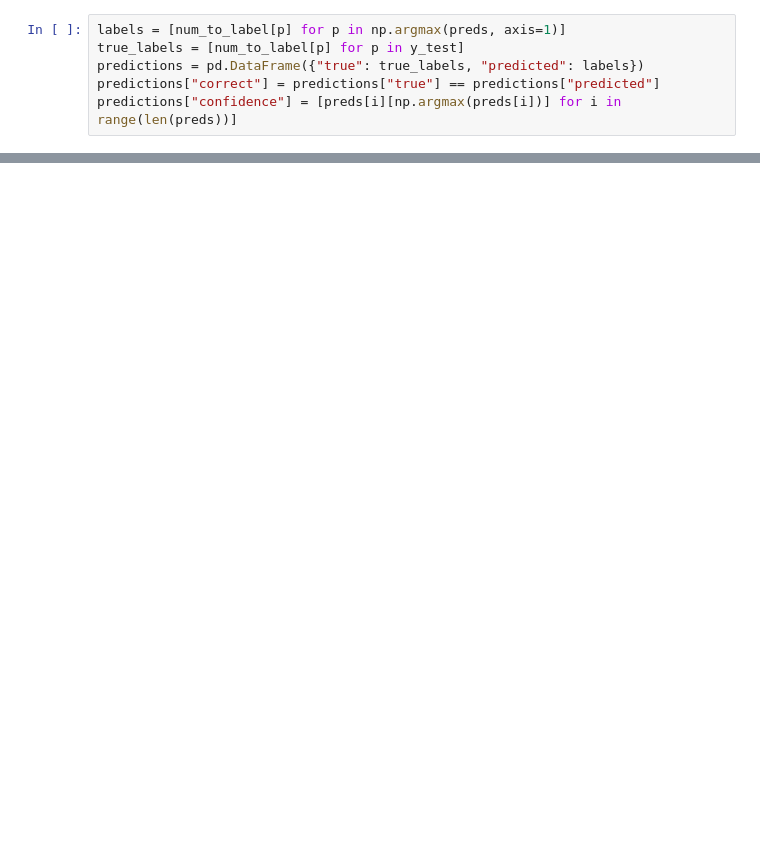
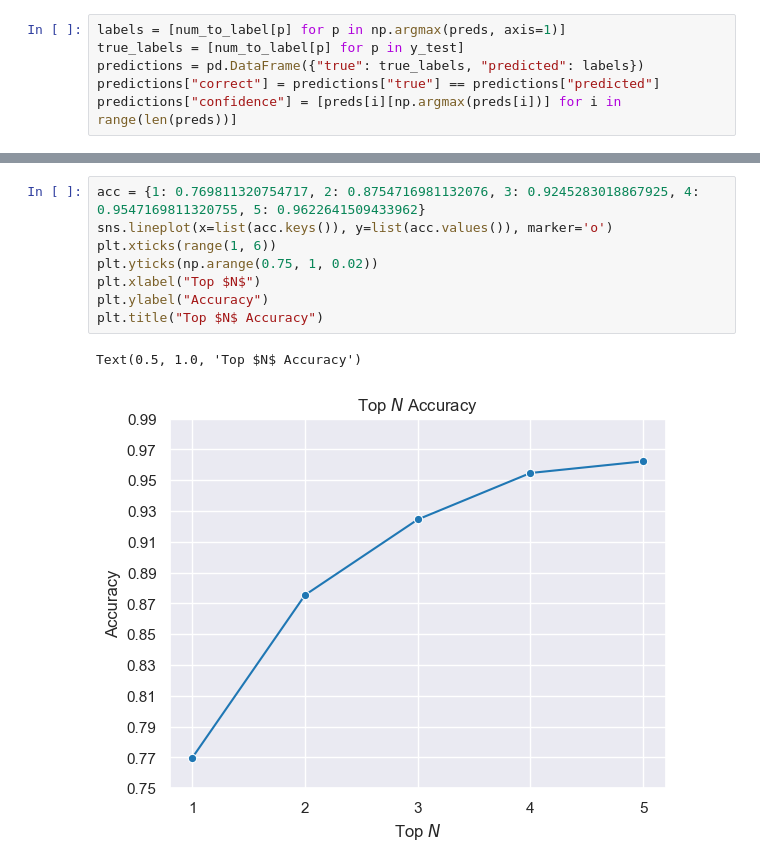
Before and after one commit to jonathanferrari/thesis, a Jupyter notebook: code/data.ipynb, the cells around one changed output, grey strips where cells are left out. Drawn from its saved outputs; the diff is of its cells as text; blank space fills up the shorter version.

```diff
--- a/code/data.ipynb
+++ b/code/data.ipynb
@@ -86,0 +158,11 @@ sns.heatmap(cm_top_5, annot=True, xticklabels=good_classes, yticklabels=good_cla
+# %%
+acc = {1: 0.769811320754717, 2: 0.8754716981132076, 3: 0.9245283018867925, 4: 0.9547169811320755, 5: 0.9622641509433962}
+sns.lineplot(x=list(acc.keys()), y=list(acc.values()), marker='o')
+plt.xticks(range(1, 6))
+plt.yticks(np.arange(0.75, 1, 0.02))
+plt.xlabel("Top $N$")
+plt.ylabel("Accuracy")
+plt.title("Top $N$ Accuracy")
+# %% [output]
+Text(0.5, 1.0, 'Top $N$ Accuracy')
+[figure, added]
```
Also changed, not shown: parts of 9 cells of this notebook.
